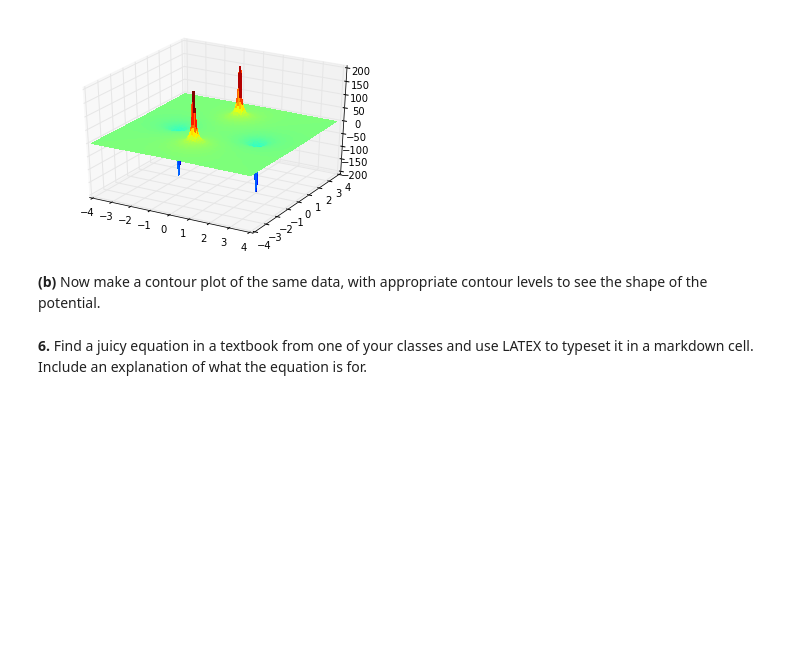
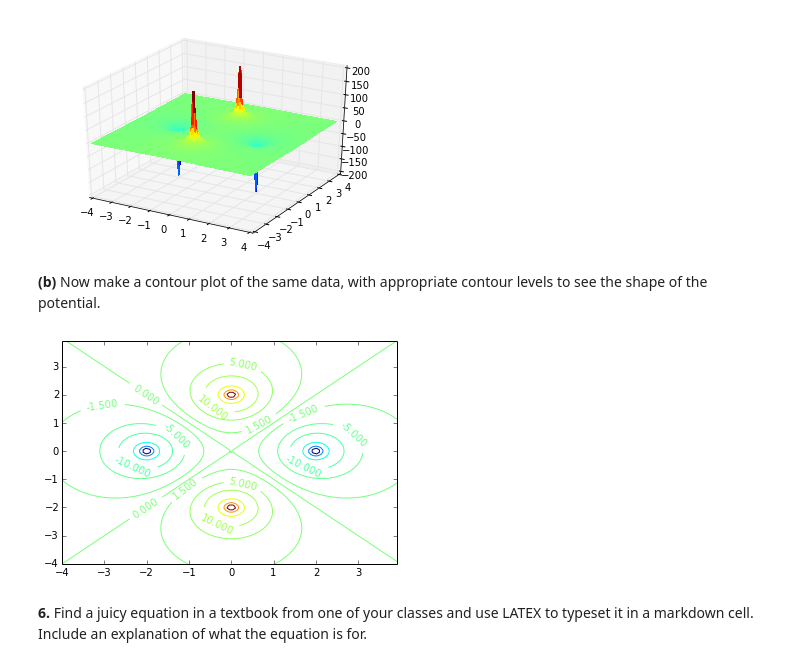
Before and after one commit to slewis06/PHYS202-S14, a Jupyter notebook: Graphics/GraphicsExercises.ipynb, the cells around one changed output. Drawn from its saved outputs; the diff is of its cells as text; code cells hidden in the pictures; blank space fills up the shorter version.

```diff
--- a/Graphics/GraphicsExercises.ipynb
+++ b/Graphics/GraphicsExercises.ipynb
@@ -228,6 +228,28 @@ surf = ax.plot_surface(X, Y, Z, rstride=1, cstride=1, cmap=cm.jet,
 [figure]
 # %% [markdown]
 **(b)** Now make a contour plot of the same data, with appropriate contour levels to see the shape of the potential.
+# %%
+k = 8.9875517873681764 * (10**9)
+q = 1.0 * 10**(-9)
+
+X = np.arange(-4, 4, 8./101)
+Y = np.arange(-4, 4, 8./101)
+
+X, Y = np.meshgrid(X, Y)
+
+r1 = np.sqrt(Y**2 + (X+2)**2)
+r2 = np.sqrt(Y**2 + (X-2)**2)
+r3 = np.sqrt((Y+2)**2 + X**2)
+r4 = np.sqrt((Y-2)**2 + X**2)
+
+Z = k*q*((-1/r1) - (1/r2) + (1/r3) + (1/r4))
+
+V = [-100, -50, -25, -10, -5, -1.5, 0, 1.5, 5, 10, 25, 50, 100]
+plt.figure();
+Cont = plt.contour(X, Y, Z, V);
+plt.clabel(Cont, inline=1, fontsize=10);
+# %% [output]
+[figure, added]
 # %% [markdown]
 **6.** Find a juicy equation in a textbook from one of your classes and use LATEX to typeset it in a markdown cell. Include an explanation of what the equation is for.
 # %% [markdown]
```
Also changed, not shown: parts of 1 cell of this notebook, 2 other files.
